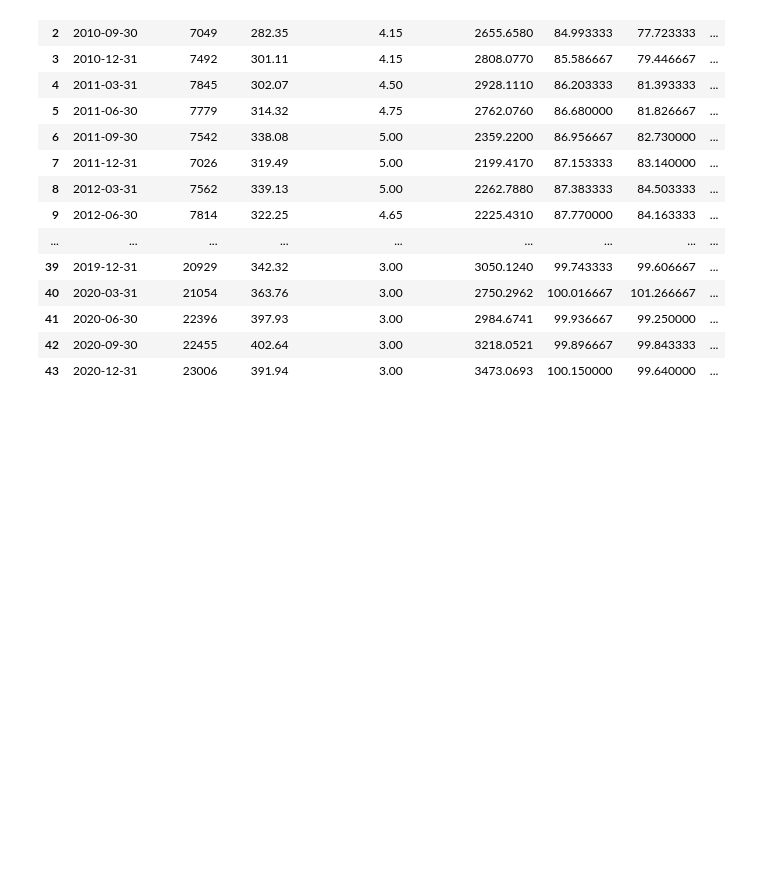
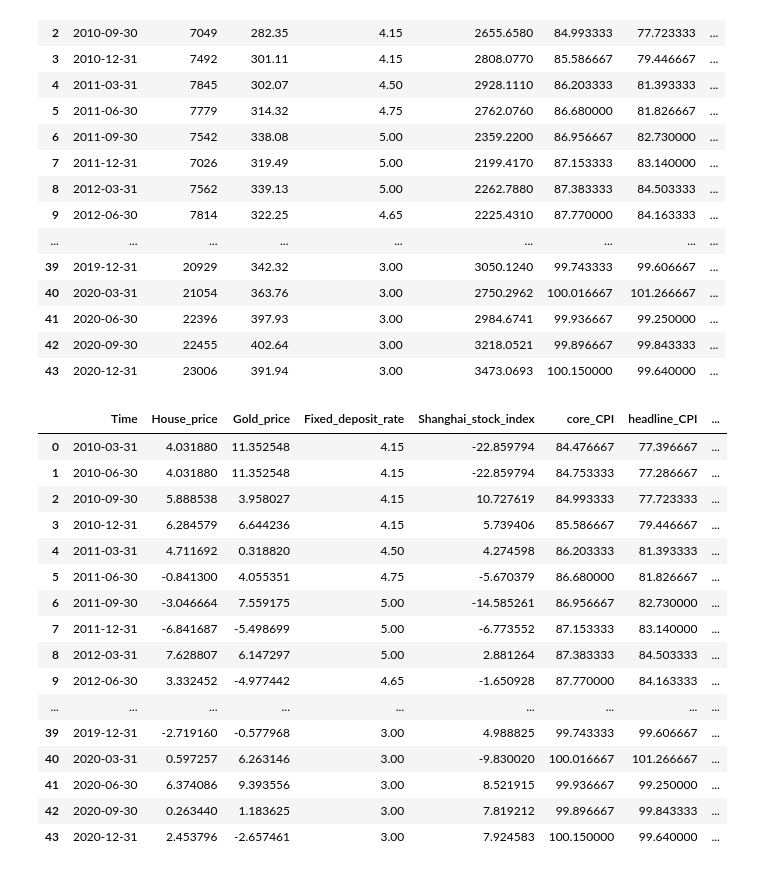
Before and after one commit to DarleneQing/DTF_against_inflation_for_Chinese, a Jupyter notebook: Data_Preparation.ipynb, the cells around one changed output. Drawn from its saved outputs; the diff is of its cells as text; code cells hidden in the pictures; blank space fills up the shorter version.

```diff
--- a/Data_Preparation.ipynb
+++ b/Data_Preparation.ipynb
@@ -42,6 +42,35 @@ df['government_bond_yield_teny'].attrs['description'] = "government_bond_yield(1
 # create pickle file for original data exclude datetime
 data = df.drop(columns=['Year','Quarter']).copy()
 data.to_pickle('./data/data_only')
+# %%
+# first percentage change on house, gold, deposite and stock
+first_pct = ['House_price', 'Gold_price', 'Shanghai_stock_index']
+for col in first_pct:
+    df[col] = df[col].pct_change() * 100
+
+# Replace NA with second row as default value
+for col in first_pct:
+    if pd.isna(df.at[0, col]):
+        df.at[0, col] = df.at[1, col]
+df
+# %% [output]
+|  | Time | House_price | Gold_price | Fixed_deposit_rate | Shanghai_stock_index | core_CPI | headline_CPI | ... |
+| 0 | 2010-03-31 | 4.031880 | 11.352548 | 4.15 | -22.859794 | 84.476667 | 77.396667 | ... |
+| 1 | 2010-06-30 | 4.031880 | 11.352548 | 4.15 | -22.859794 | 84.753333 | 77.286667 | ... |
+| 2 | 2010-09-30 | 5.888538 | 3.958027 | 4.15 | 10.727619 | 84.993333 | 77.723333 | ... |
+| 3 | 2010-12-31 | 6.284579 | 6.644236 | 4.15 | 5.739406 | 85.586667 | 79.446667 | ... |
+| 4 | 2011-03-31 | 4.711692 | 0.318820 | 4.50 | 4.274598 | 86.203333 | 81.393333 | ... |
+| 5 | 2011-06-30 | -0.841300 | 4.055351 | 4.75 | -5.670379 | 86.680000 | 81.826667 | ... |
+| 6 | 2011-09-30 | -3.046664 | 7.559175 | 5.00 | -14.585261 | 86.956667 | 82.730000 | ... |
+| 7 | 2011-12-31 | -6.841687 | -5.498699 | 5.00 | -6.773552 | 87.153333 | 83.140000 | ... |
+| 8 | 2012-03-31 | 7.628807 | 6.147297 | 5.00 | 2.881264 | 87.383333 | 84.503333 | ... |
+| 9 | 2012-06-30 | 3.332452 | -4.977442 | 4.65 | -1.650928 | 87.770000 | 84.163333 | ... |
+| ... | ... | ... | ... | ... | ... | ... | ... | ... |
+| 39 | 2019-12-31 | -2.719160 | -0.577968 | 3.00 | 4.988825 | 99.743333 | 99.606667 | ... |
+| 40 | 2020-03-31 | 0.597257 | 6.263146 | 3.00 | -9.830020 | 100.016667 | 101.266667 | ... |
+| 41 | 2020-06-30 | 6.374086 | 9.393556 | 3.00 | 8.521915 | 99.936667 | 99.250000 | ... |
+| 42 | 2020-09-30 | 0.263440 | 1.183625 | 3.00 | 7.819212 | 99.896667 | 99.843333 | ... |
+| 43 | 2020-12-31 | 2.453796 | -2.657461 | 3.00 | 7.924583 | 100.150000 | 99.640000 | ... |
 # %%
 # create pickle files of percentage change for assets and inflation indicators
 
```
Also changed, not shown: parts of 2 cells of this notebook.
